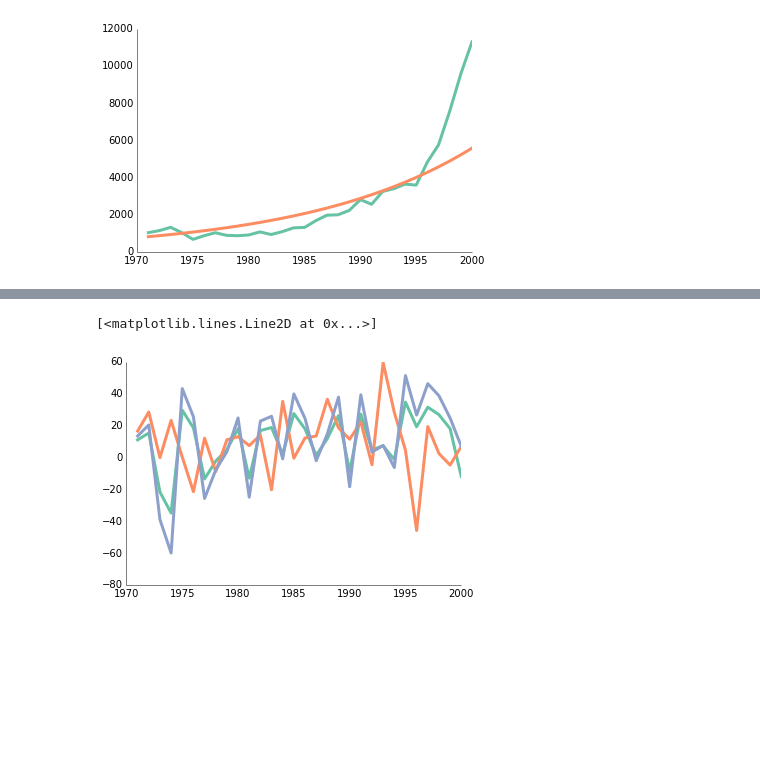
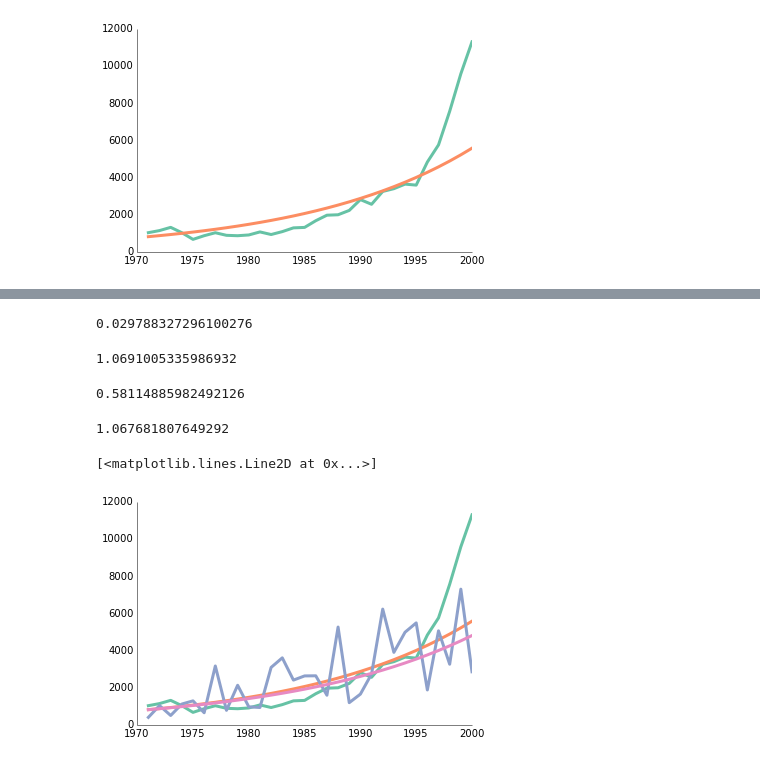
Before and after one commit to ccspringer/fmarkets, a Jupyter notebook: historical.ipynb, the cells around one changed output, grey strips where cells are left out. Cells and saved outputs as stored; diff of their text form; code cells hidden in the pictures; blank space fills up the shorter version.

Commit message:
finished with noise eroding the slope

```diff
--- a/historical.ipynb
+++ b/historical.ipynb
@@ -145,7 +153,59 @@ ppl.plot(xs,noisy_ys2,linewidth = 3.0)
+# %%
+# compare error of noisy_ys2 and real_ys
+real_e = np.sum((real_ys - ys)**2)**(0.5)
+real_e
+e2 = np.sum((noisy_ys2 - ys)**2)**(0.5)
+(e2 - real_e)/e2
+# %% [output]
+0.029788327296100276
+# %%
+# does more noise necessarily leads to less slope anyway? no it shouldn't
+# compute geometric mean of noisy_ys2
+noisy_growth2 = []
+for i in range(1,30):
+    noisy_growth2.append(noisy_ys2[i]/noisy_ys2[i-1])
+noisy_growth2 = np.array(noisy_growth2)
+np.prod(noisy_growth2)**(1.0/30)
+# %% [output]
+1.0691005335986932
+# %%
+# p% more standard dev leads to some q% less log_slope
+# it's a guess at a relationship assuming that misallocation of capital degrades market growth
+# take a guess that q is p/10
+# for 50% more standard dev then, log_slope is 5% less
+# y with more noise
+
+# changing the slope changes the intercept
+# calculate new intercept so that y[100] = (1+slope)^100*e^intercept
+low_slope = slope*0.95
+logi3 = np.log(y[100])-np.log((1+low_slope)**100)
+logi3
+# %% [output]
+0.58114885982492126
+# %%
+noisy_logs3 = []
+noisy_ys3 = []
+ys3 = []
+for i in range(100,130):
+    l = np.random.normal(low_slope*i, real_stdev*1.5, 1)[0]+logi3
+    noisy_logs3.append(l)
+    noisy_ys3.append(np.exp(l))
+    ys3.append(y[100]*(1+low_slope)**(i-100))
+noisy_logs3 = np.array(noisy_logs3)
+noisy_ys3 = np.array(noisy_ys3)
+
+noisy_growth3 = []
+for i in range(1,30):
+    noisy_growth3.append(noisy_ys3[i]/noisy_ys3[i-1])
+noisy_growth3 = np.array(noisy_growth3)
+np.prod(noisy_growth3)**(1.0/30.0)
+# %% [output]
+1.067681807649292
 # %%
-ppl.plot(xs, real_gs, linewidth = 3.0)
-ppl.plot(xs,100.0*noisy_gs1,linewidth = 3.0)
-ppl.plot(xs,100.0*noisy_gs2,linewidth = 3.0)
+ppl.plot(xs, real_ys, linewidth = 3.0)
+ppl.plot(xs,ys,linewidth = 3.0)
+ppl.plot(xs,noisy_ys3,linewidth = 3.0)
+ppl.plot(xs,ys3,linewidth = 3.0)
 # %% [output]
 [<matplotlib.lines.Line2D at 0x...>]
-[figure, old version]
+[figure, new version]
```
Also changed, not shown: parts of 12 cells of this notebook.
